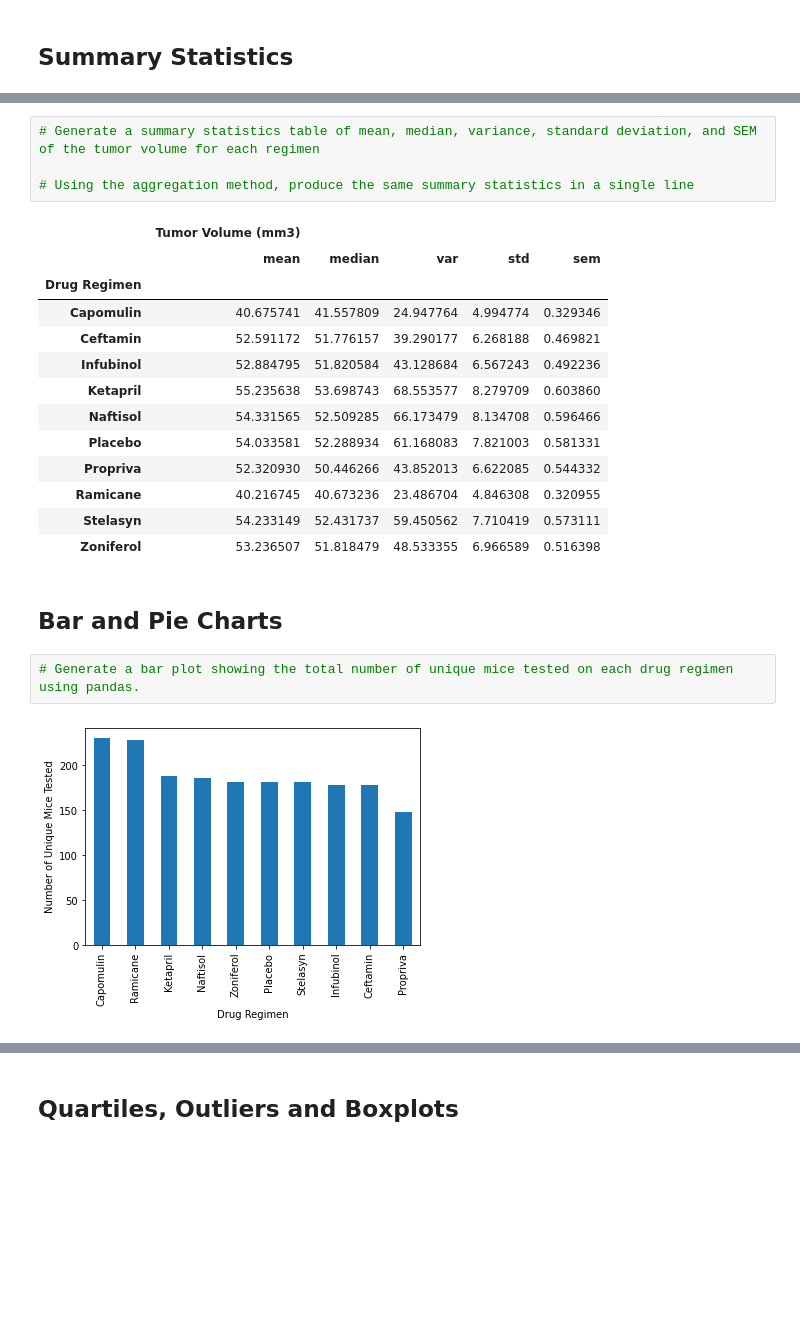
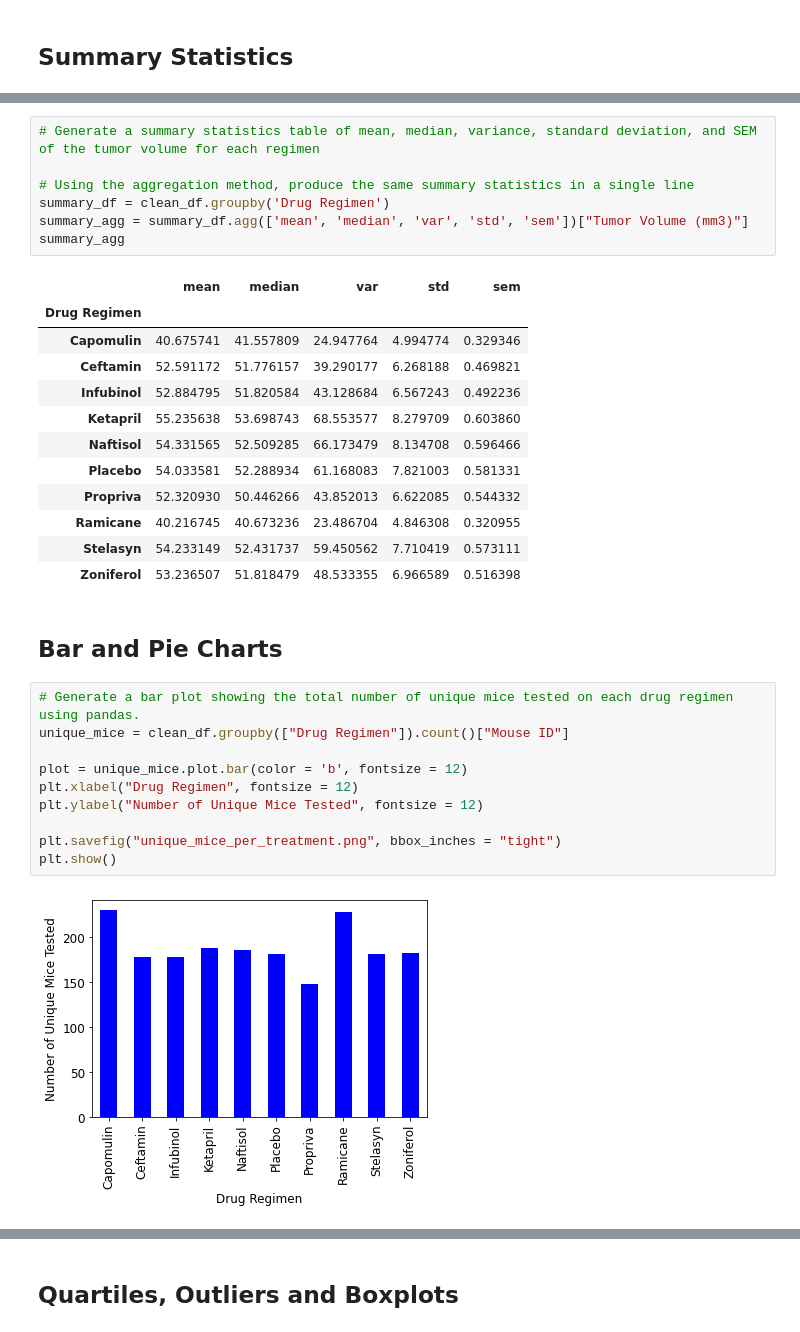
Before and after one commit to HungK28/matplotlib_challenge, a Jupyter notebook: pymaceuticals_starter.ipynb, the cells around one changed output, grey strips where cells are left out. Drawn from its saved outputs; the diff is of its cells as text; blank space fills up the shorter version.

```diff
--- a/pymaceuticals_starter.ipynb
+++ b/pymaceuticals_starter.ipynb
@@ -118,8 +118,10 @@ summary_stats_df.head()
 # Generate a summary statistics table of mean, median, variance, standard deviation, and SEM of the tumor volume for each regimen
 
 # Using the aggregation method, produce the same summary statistics in a single line
+summary_df = clean_df.groupby('Drug Regimen')
+summary_agg = summary_df.agg(['mean', 'median', 'var', 'std', 'sem'])["Tumor Volume (mm3)"]
+summary_agg
 # %% [output]
-|  | Tumor Volume (mm3) |  |  |  |  |
 |  | mean | median | var | std | sem |
 | Drug Regimen |  |  |  |  |  |
 | Capomulin | 40.675741 | 41.557809 | 24.947764 | 4.994774 | 0.329346 |
@@ -136,7 +138,15 @@ summary_stats_df.head()
 ## Bar and Pie Charts
 # %%
 # Generate a bar plot showing the total number of unique mice tested on each drug regimen using pandas.
+unique_mice = clean_df.groupby(["Drug Regimen"]).count()["Mouse ID"]
+
+plot = unique_mice.plot.bar(color = 'b', fontsize = 12)
+plt.xlabel("Drug Regimen", fontsize = 12)
+plt.ylabel("Number of Unique Mice Tested", fontsize = 12)
+
+plt.savefig("unique_mice_per_treatment.png", bbox_inches = "tight")
+plt.show()
 # %% [output]
-[figure, old version]
+[figure, new version]
 # %%
 # Generate a bar plot showing the total number of unqiue mice tested on each drug regimen using using pyplot.
```
Also changed, not shown: parts of 4 cells of this notebook, 1 other file.
